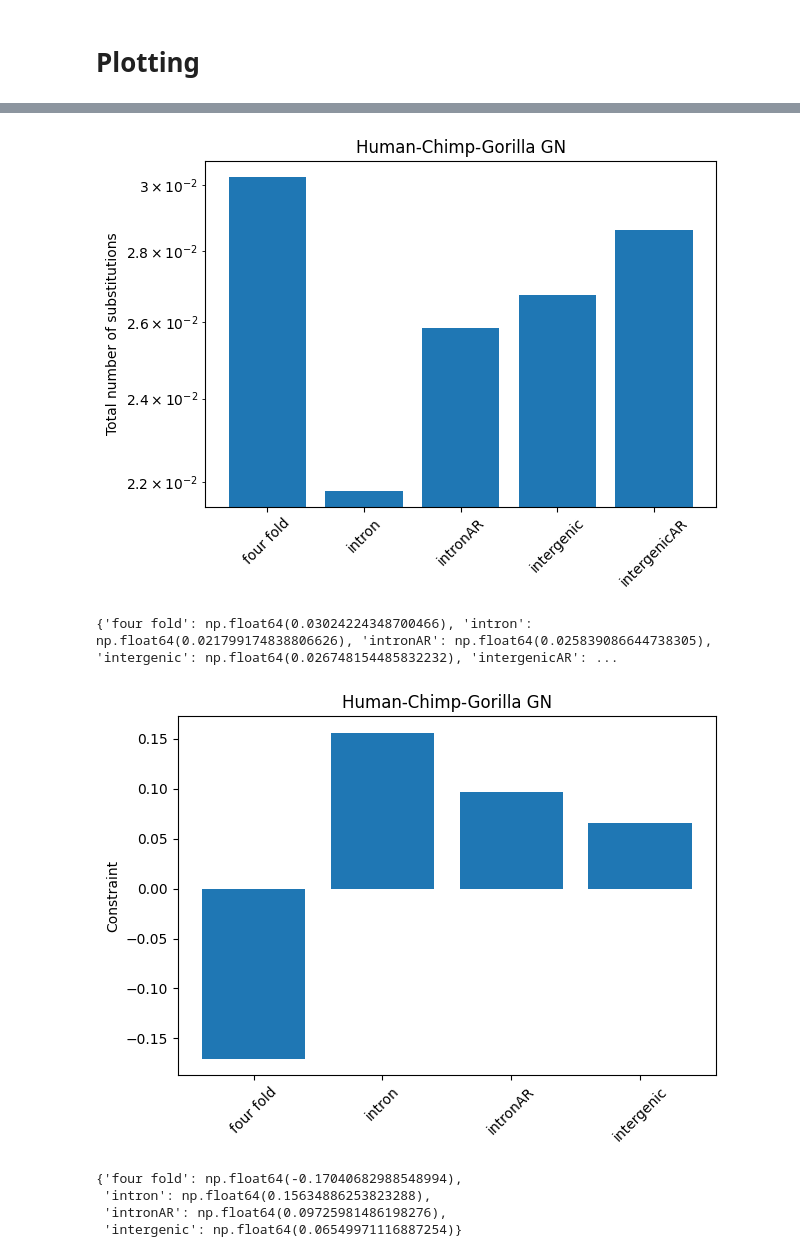
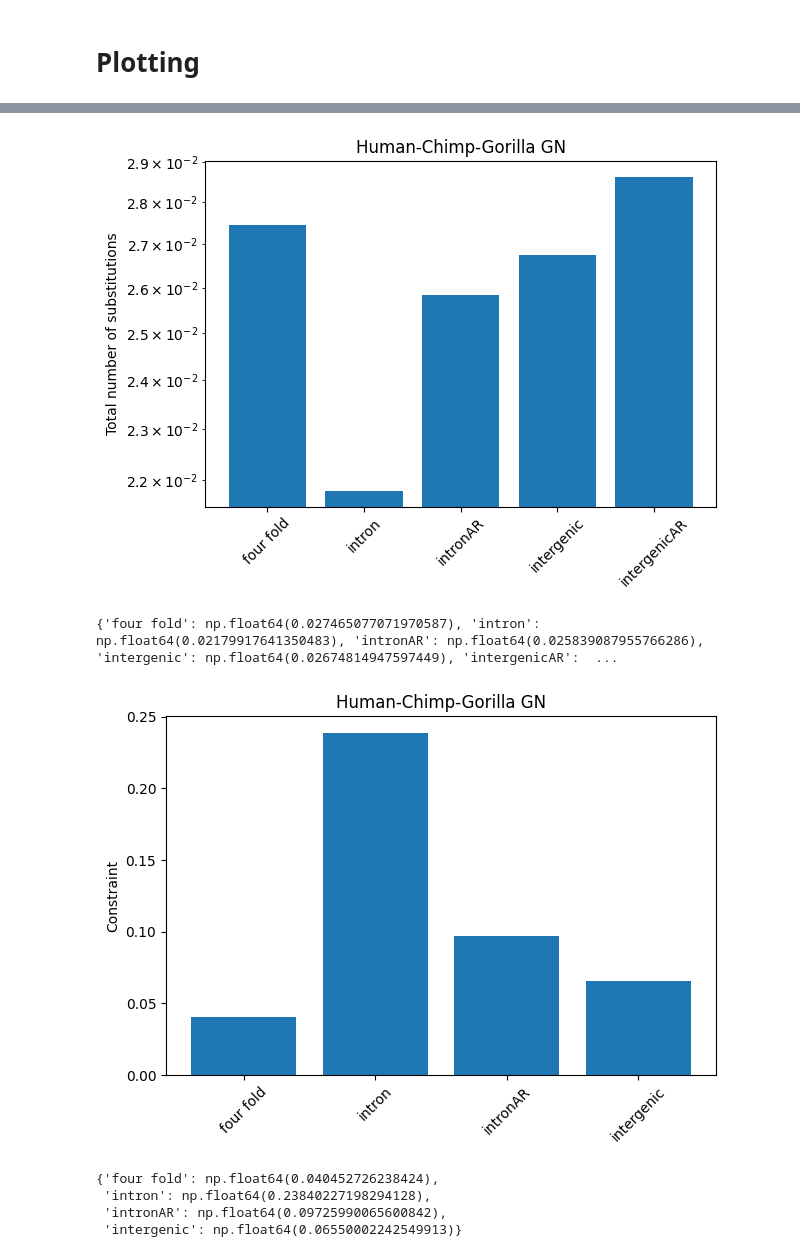
Before and after one commit to uliseshmc/EstimatingUd, a Jupyter notebook: GN_model.ipynb, the cells around one changed output, grey strips where cells are left out. Cells and saved outputs as stored; diff of their text form; code cells hidden in the pictures.

Commit message:
Add quality alignment test

```diff
--- a/GN_model.ipynb
+++ b/GN_model.ipynb
@@ -110,13 +111,13 @@ logs                  1
 # %%
 #loading and cocatanating sequences
 loader = get_app("load_aligned", moltype="dna")
-omit_degs = get_app("omit_degenerates", moltype="dna")
-rename = libs.renamer_aligned()
+omit_degs_noncds1 = get_app("omit_degenerates", moltype="dna")
+rename_noncds = libs.renamer_noncds_aligned()
 concat = get_app("concat", moltype="dna")
 
-app = loader + omit_degs + rename
+noncds_app = loader + omit_degs_noncds1 + rename_noncds
 #By using this renamer_aligned function I throw away sequences with paralogs
-results_allpos = [r for r in app.as_completed(in_dstore[:], parallel=True) if r]
+results_allpos = [r for r in noncds_app.as_completed(in_dstore[:], parallel=True) if r]
 alns_introns = concat(results_allpos)
 alns_introns.source = "introns_alignments"
 alns_introns
@@ -187,15 +188,8 @@ not_completed         0
 logs                  1
 -----------------------
 # %%
-#perform a codon alignment and remove stop codons
-loader = get_app("load_aligned", moltype="dna")
-omit_degs = get_app("omit_degenerates", moltype="dna")
-rename = libs.renamer_aligned()
-concat = get_app("concat", moltype="dna")
-
-app = loader + omit_degs + rename
 #By using this renamer_aligned function I throw away sequences with paralogs
-results_allpos = [r for r in app.as_completed(in_dstore[:], parallel=True) if r]
+results_allpos = [r for r in noncds_app.as_completed(in_dstore[:], parallel=True) if r]
 alns_intronsAR = concat(results_allpos)
 alns_intronsAR.source = "intronsAR_alignments"
 alns_intronsAR
@@ -265,17 +259,8 @@ not_completed         0
 logs                  1
 -----------------------
 # %%
-#perform a codon alignment and remove stop codons
-loader = get_app("load_aligned", moltype="dna")
-omit_degs = get_app("omit_degenerates", moltype="dna")
-#rename app makes sure that each alignment contains only one alignment per species
-#some alignment files include duplicates. We take randomly a sequence per species and discard the others
-rename = libs.renamer_aligned()
-concat = get_app("concat", moltype="dna")
-
-app = loader + omit_degs + rename
 #By using this renamer_aligned function I throw away sequences with paralogs
-results_allpos = [r for r in app.as_completed(in_dstore[:], parallel=True) if r]
+results_allpos = [r for r in noncds_app.as_completed(in_dstore[:], parallel=True) if r]
 alpos_alns = concat(results_allpos)
 alpos_alns.source = "intergenic_alignments"
 alpos_alns
@@ -327,15 +312,8 @@ not_completed         0
 logs                  1
 -----------------------
 # %%
-#perform a codon alignment and remove stop codons
-loader = get_app("load_aligned", moltype="dna")
-omit_degs = get_app("omit_degenerates", moltype="dna")
-rename = libs.renamer_aligned()
-concat = get_app("concat", moltype="dna")
-
-app = loader + omit_degs + rename
 #By using this renamer_aligned function I throw away sequences with paralogs
-results_allpos = [r for r in app.as_completed(in_dstore[:], parallel=True) if r]
+results_allpos = [r for r in noncds_app.as_completed(in_dstore[:], parallel=True) if r]
 alpos_alns = concat(results_allpos)
 alpos_alns.source = "intergenicAR_alignments"
 alpos_alns
@@ -418,39 +396,39 @@ totalENS_human_GN = {
     "intergenic": totalENS_intergenic,
     "intergenicAR": totalENS_intergenicAR
 }
 
 totalENS_constraint_GN = {
-    "four fold": 1-totalENS_ffold/totalENS_intronsAR,
-    "intron": 1-totalENS_introns/totalENS_intronsAR,
+    "four fold": 1-totalENS_ffold/totalENS_intergenicAR,
+    "intron": 1-totalENS_introns/totalENS_intergenicAR,
     "intronAR": 1-totalENS_intronsAR/totalENS_intergenicAR,
     "intergenic": 1-totalENS_intergenic/totalENS_intergenicAR
 }
 
 plt.figure()
 plt.bar(totalENS_human_GN.keys(), totalENS_human_GN.values())
 plt.yscale("log")
 plt.ylabel("Total number of substitutions")
 plt.title("Human-Chimp-Gorilla GN")
 plt.xticks(rotation=45)
 plt.tight_layout()
 plt.show()
 
 print(totalENS_human_GN)
 
 plt.figure()
 plt.bar(totalENS_constraint_GN.keys(), totalENS_constraint_GN.values())
 plt.ylabel("Constraint")
 plt.title("Human-Chimp-Gorilla GN")
 plt.xticks(rotation=45)
 plt.tight_layout()
 plt.show()
 
 totalENS_constraint_GN
 # %% [output]
-[figure, old version]
+[figure, new version]
-{'four fold': np.float64(0.03024224348700466), 'intron': np.float64(0.021799174838806626), 'intronAR': np.float64(0.025839086644738305), 'intergenic': np.float64(0.026748154485832232), 'intergenicAR': ...
+{'four fold': np.float64(0.027465077071970587), 'intron': np.float64(0.02179917641350483), 'intronAR': np.float64(0.025839087955766286), 'intergenic': np.float64(0.02674814947597449), 'intergenicAR':  ...
-[figure, old version]
+[figure, new version]
-{'four fold': np.float64(-0.17040682988548994),
- 'intron': np.float64(0.15634886253823288),
- 'intronAR': np.float64(0.09725981486198276),
- 'intergenic': np.float64(0.06549971116887254)}
+{'four fold': np.float64(0.040452726238424),
+ 'intron': np.float64(0.23840227198294128),
+ 'intronAR': np.float64(0.09725990065600842),
+ 'intergenic': np.float64(0.06550002242549913)}
```
Also changed, not shown: parts of 17 cells of this notebook, 13 other files.
